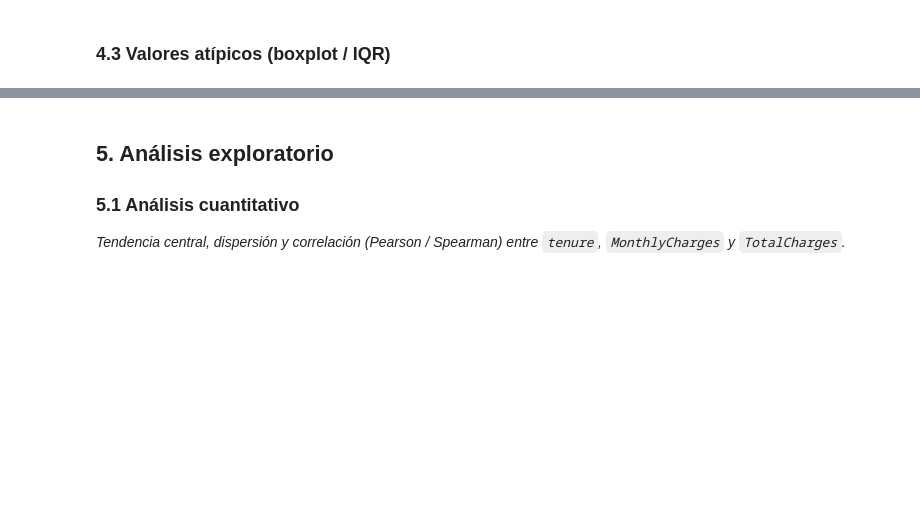
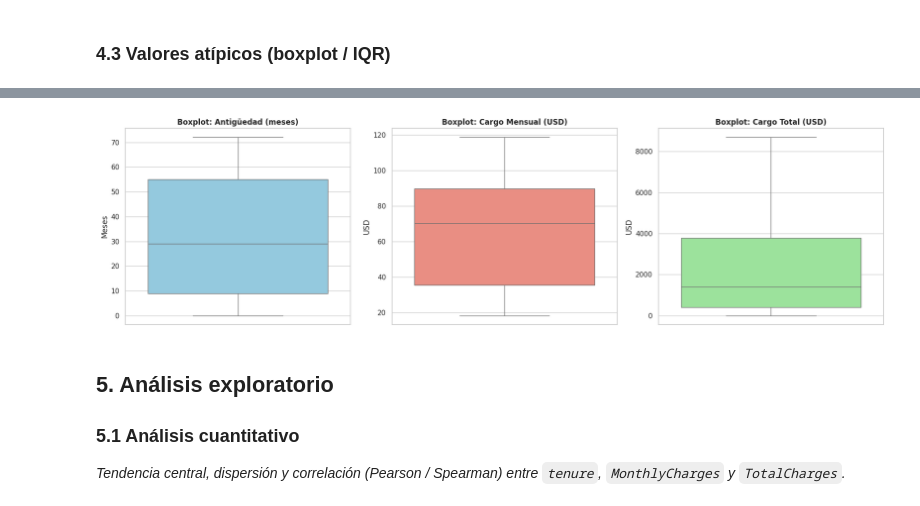
Before and after one commit to facufan07/tpi-analisis-de-datos, a Jupyter notebook: notebooks/TPI_Analisis_de_Datos.ipynb, the cells around one changed output, grey strips where cells are left out. Drawn from its saved outputs; the diff is of its cells as text; code cells hidden in the pictures; blank space fills up the shorter version.

```diff
--- a/notebooks/TPI_Analisis_de_Datos.ipynb
+++ b/notebooks/TPI_Analisis_de_Datos.ipynb
@@ -293,3 +336,27 @@ dtype: object
+# %%
+# Configuración del panel de gráficos
+sns.set_theme(style="whitegrid")
+fig, axes = plt.subplots(1, 3, figsize=(18, 5))
+
+# Boxplot 1: Antigüedad
+sns.boxplot(data=df, y='antiguedad_meses', ax=axes[0], color='skyblue')
+axes[0].set_title('Boxplot: Antigüedad (meses)', fontsize=12, fontweight='bold')
+axes[0].set_ylabel('Meses')
+
+# Boxplot 2: Cargo Mensual
+sns.boxplot(data=df, y='cargo_mensual', ax=axes[1], color='salmon')
+axes[1].set_title('Boxplot: Cargo Mensual (USD)', fontsize=12, fontweight='bold')
+axes[1].set_ylabel('USD')
+
+# Boxplot 3: Cargo Total
+sns.boxplot(data=df, y='cargo_total', ax=axes[2], color='lightgreen')
+axes[2].set_title('Boxplot: Cargo Total (USD)', fontsize=12, fontweight='bold')
+axes[2].set_ylabel('USD')
+
+plt.tight_layout()
+plt.show()
+# %% [output]
+[figure, added]
 # %% [markdown]
 ## 5. Análisis exploratorio
 
```
Also changed, not shown: parts of 1 cell of this notebook.
